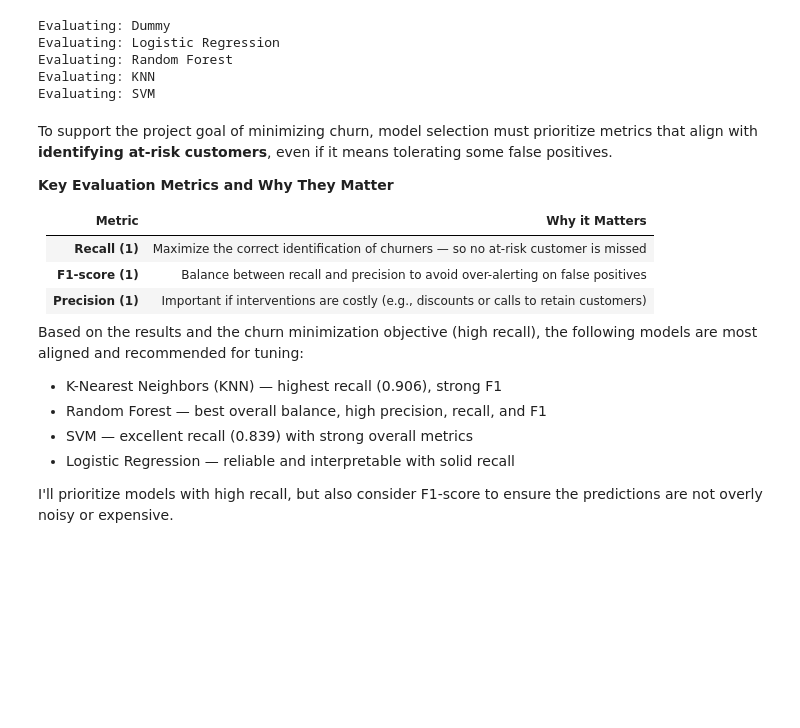
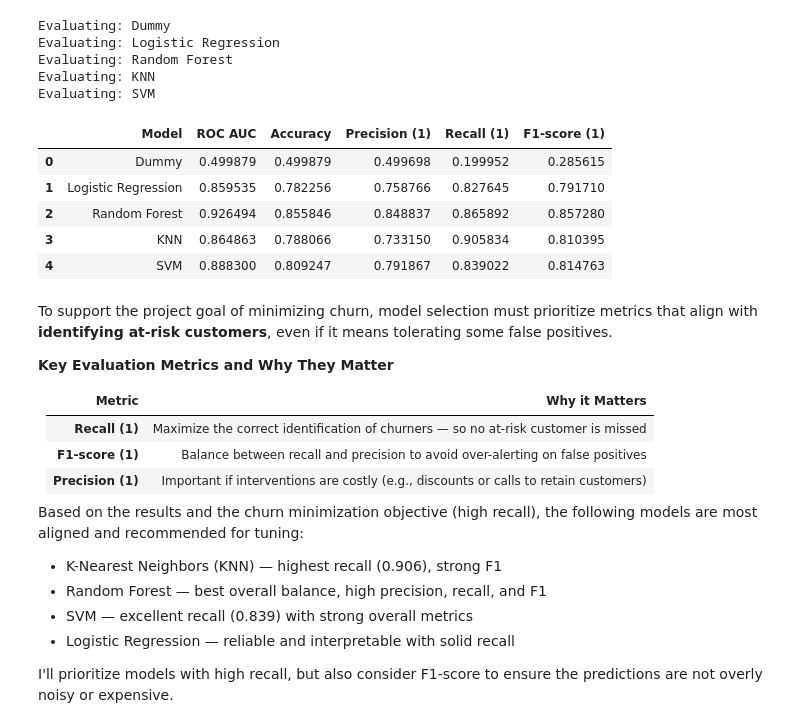
Before and after one commit to AnnieFiB/my-first-binder, a Jupyter notebook: Telco_customer_churn_prediction.ipynb, the cells around one changed output. Drawn from its saved outputs; the diff is of its cells as text; code cells hidden in the pictures; blank space fills up the shorter version.

```diff
--- a/Telco_customer_churn_prediction.ipynb
+++ b/Telco_customer_churn_prediction.ipynb
@@ -506,9 +494,15 @@ Evaluating: KNN
 Evaluating: SVM
 # %%
 # Observe Metrics
-importlib.reload(mtp)
-summary_df = mtp.results_to_dataframe(results)
+summary_df = mlpu.results_to_dataframe(results)
 summary_df
+# %% [output]
+|  | Model | ROC AUC | Accuracy | Precision (1) | Recall (1) | F1-score (1) |
+| 0 | Dummy | 0.499879 | 0.499879 | 0.499698 | 0.199952 | 0.285615 |
+| 1 | Logistic Regression | 0.859535 | 0.782256 | 0.758766 | 0.827645 | 0.791710 |
+| 2 | Random Forest | 0.926494 | 0.855846 | 0.848837 | 0.865892 | 0.857280 |
+| 3 | KNN | 0.864863 | 0.788066 | 0.733150 | 0.905834 | 0.810395 |
+| 4 | SVM | 0.888300 | 0.809247 | 0.791867 | 0.839022 | 0.814763 |
 # %% [markdown]
 To support the project goal of minimizing churn, model selection must prioritize metrics that align with **identifying at-risk customers**, even if it means tolerating some false positives.
 
```
Also changed, not shown: parts of 18 cells of this notebook, 5 other files.
